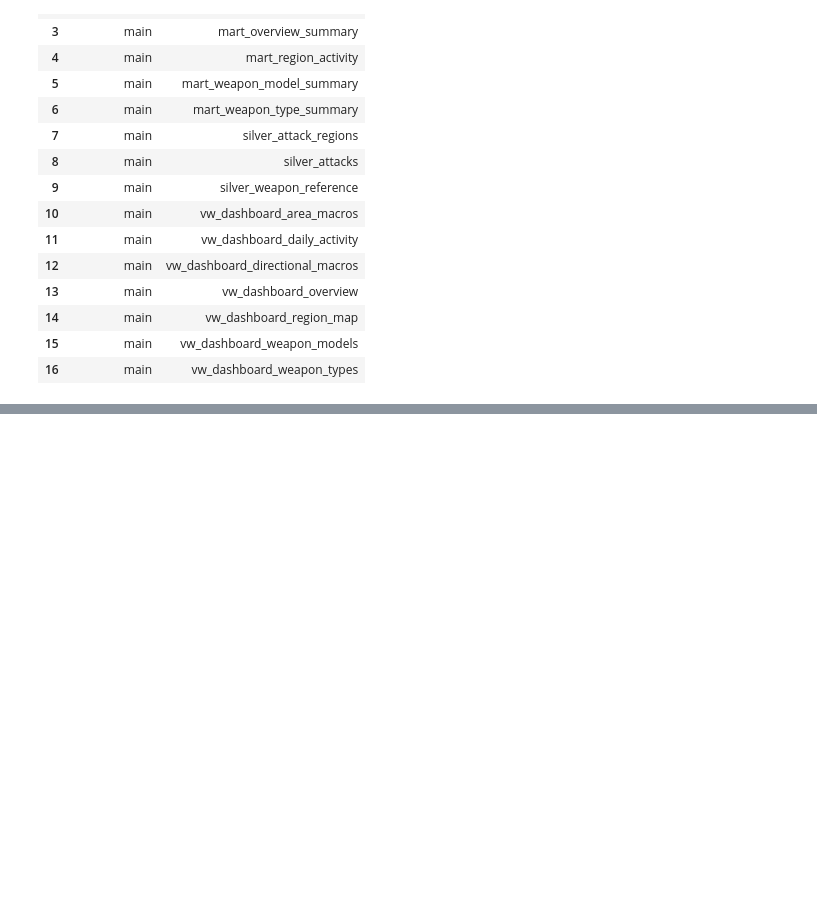
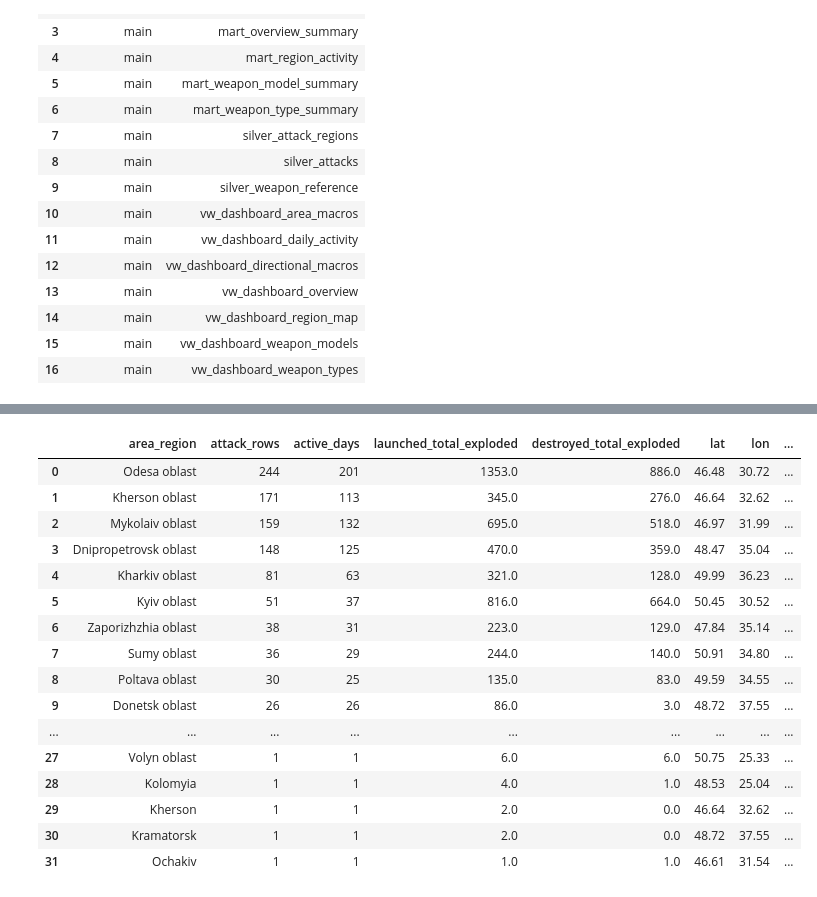
Before and after one commit to tujokuus/air-strikes-on-ukraine-dashboard, a Jupyter notebook: notebooks/gold_duckdb_testing.ipynb, the cells around one changed output, grey strips where cells are left out. Drawn from its saved outputs; the diff is of its cells as text; code cells hidden in the pictures; blank space fills up the shorter version.

```diff
--- a/notebooks/gold_duckdb_testing.ipynb
+++ b/notebooks/gold_duckdb_testing.ipynb
@@ -175,0 +175,20 @@ con.sql("SELECT * FROM silver_attacks LIMIT 50 ").df()
+# %%
+con.sql("SELECT * FROM vw_dashboard_region_map").df()
+# %% [output]
+|  | area_region | attack_rows | active_days | launched_total_exploded | destroyed_total_exploded | lat | lon | ... |
+| 0 | Odesa oblast | 244 | 201 | 1353.0 | 886.0 | 46.48 | 30.72 | ... |
+| 1 | Kherson oblast | 171 | 113 | 345.0 | 276.0 | 46.64 | 32.62 | ... |
+| 2 | Mykolaiv oblast | 159 | 132 | 695.0 | 518.0 | 46.97 | 31.99 | ... |
+| 3 | Dnipropetrovsk oblast | 148 | 125 | 470.0 | 359.0 | 48.47 | 35.04 | ... |
+| 4 | Kharkiv oblast | 81 | 63 | 321.0 | 128.0 | 49.99 | 36.23 | ... |
+| 5 | Kyiv oblast | 51 | 37 | 816.0 | 664.0 | 50.45 | 30.52 | ... |
+| 6 | Zaporizhzhia oblast | 38 | 31 | 223.0 | 129.0 | 47.84 | 35.14 | ... |
+| 7 | Sumy oblast | 36 | 29 | 244.0 | 140.0 | 50.91 | 34.80 | ... |
+| 8 | Poltava oblast | 30 | 25 | 135.0 | 83.0 | 49.59 | 34.55 | ... |
+| 9 | Donetsk oblast | 26 | 26 | 86.0 | 3.0 | 48.72 | 37.55 | ... |
+| ... | ... | ... | ... | ... | ... | ... | ... | ... |
+| 27 | Volyn oblast | 1 | 1 | 6.0 | 6.0 | 50.75 | 25.33 | ... |
+| 28 | Kolomyia | 1 | 1 | 4.0 | 1.0 | 48.53 | 25.04 | ... |
+| 29 | Kherson | 1 | 1 | 2.0 | 0.0 | 46.64 | 32.62 | ... |
+| 30 | Kramatorsk | 1 | 1 | 2.0 | 0.0 | 48.72 | 37.55 | ... |
+| 31 | Ochakiv | 1 | 1 | 1.0 | 1.0 | 46.61 | 31.54 | ... |
```
Also changed, not shown: parts of 4 cells of this notebook, 2 other files.
